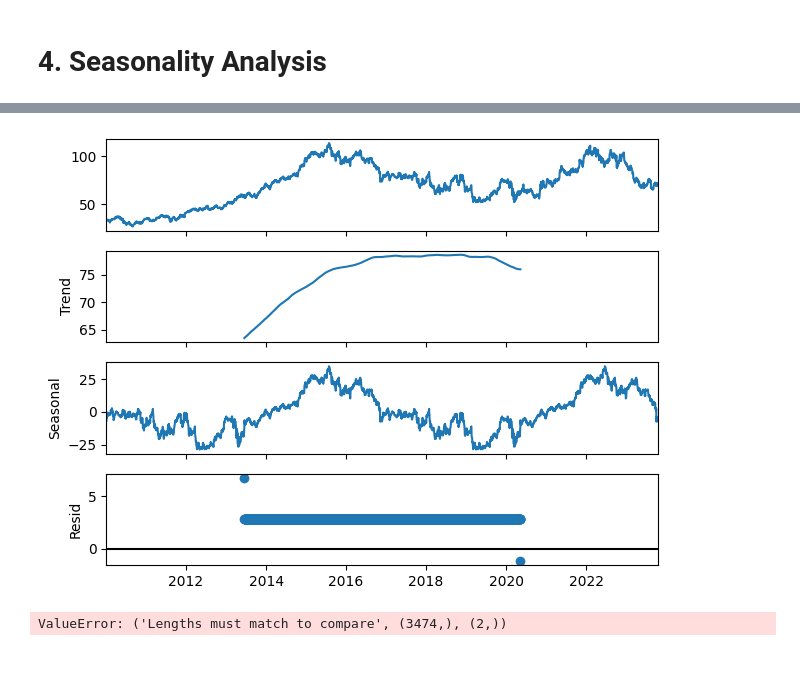
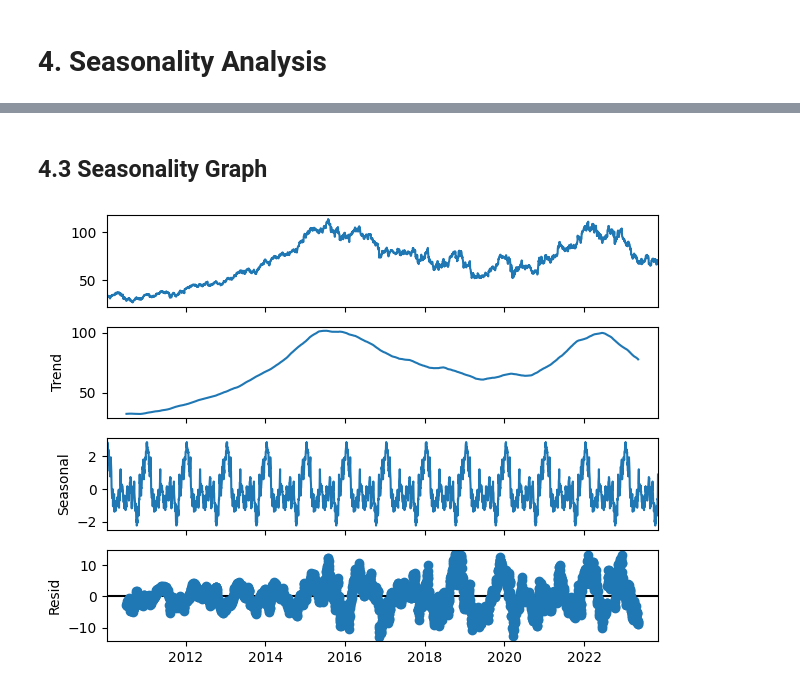
Before and after one commit to wafiakmal/daml-stockprice, a Jupyter notebook: load_data_dev.ipynb, the cells around one changed output, grey strips where cells are left out. Saved outputs shown, nothing was run; the diff lists cells and outputs as text; code cells hidden in the pictures; blank space fills up the shorter version.

```diff
--- a/load_data_dev.ipynb
+++ b/load_data_dev.ipynb
@@ -177,6 +281,6 @@ See the caveats in the documentation: https://pandas.pydata.org/pandas-docs/stab
 # %%
 closing_data = data_df.loc[:,['Date', 'Close']]
-# pull only the year from column Date
-# closing_data['Date'] = pd.DatetimeIndex(closing_data['Date']).year
-closing_data['Date'] = pd.to_datetime(closing_data['Date'])
+# reverse the order of the dataframe
+closing_data = closing_data.iloc[::-1]
 closing_data.set_index('Date', inplace=True)
+closing_data.asfreq('D')
@@ -204,5 +301,0 @@ closing_data_test
-# %%
-res = sm.tsa.seasonal.seasonal_decompose(closing_data_test, model='additive', period = int(len(closing_data_test)/2))
-resplot = res.plot()
-# %% [output]
-[figure, removed]
@@ -211,10 +301,0 @@ import matplotlib.pyplot as plt
-# %%
-CVS_Seasonality=res.seasonal[res.seasonal.index.year == [2010,2023]]
-MA1=CVS_Seasonality.rolling(window=20).mean()
-plt.plot(CVS_Seasonality, label='CVS Seasonality')
-plt.plot(MA1, label='20D MA')
-plt.title("Seasonality of CVS", fontsize=18, fontweight='bold')
-plt.legend()
-plt.show()
-# %% [output]
-ValueError: ('Lengths must match to compare', (3474,), (2,))
@@ -220,0 +307,13 @@ ValueError: ('Lengths must match to compare', (3474,), (2,))
+# %% [markdown]
+## 4.3 Seasonality Graph
+# %%
+# Checking seasonality of the stock
+res = seasonal_decompose(closing_data, model='additive', period=252)
+
+trend = res.trend
+seasonal = res.seasonal
+residual = res.resid
+
+resplot = res.plot()
+# %% [output]
+[figure, added]
```
Also changed, not shown: parts of 40 cells of this notebook, 7 other files.
